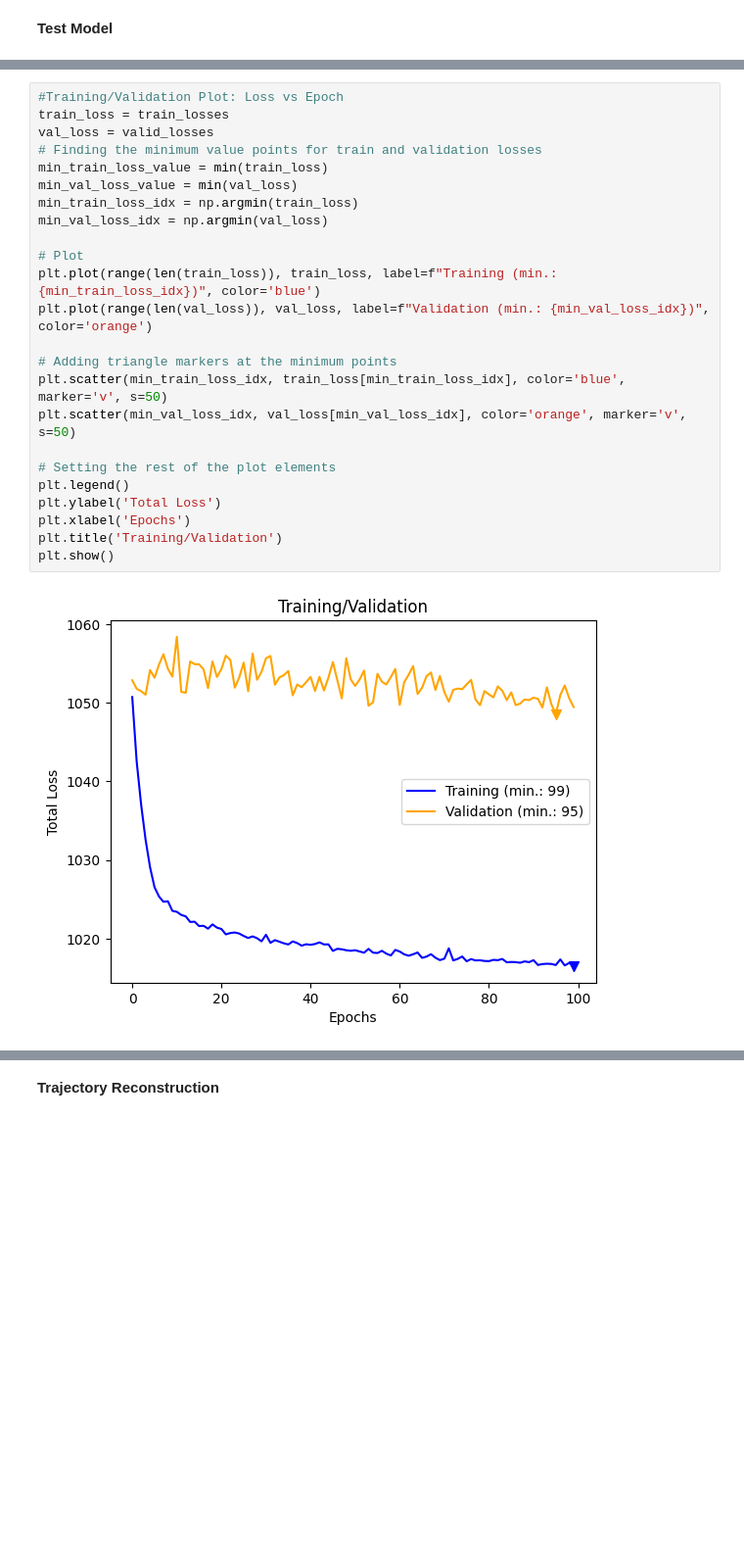
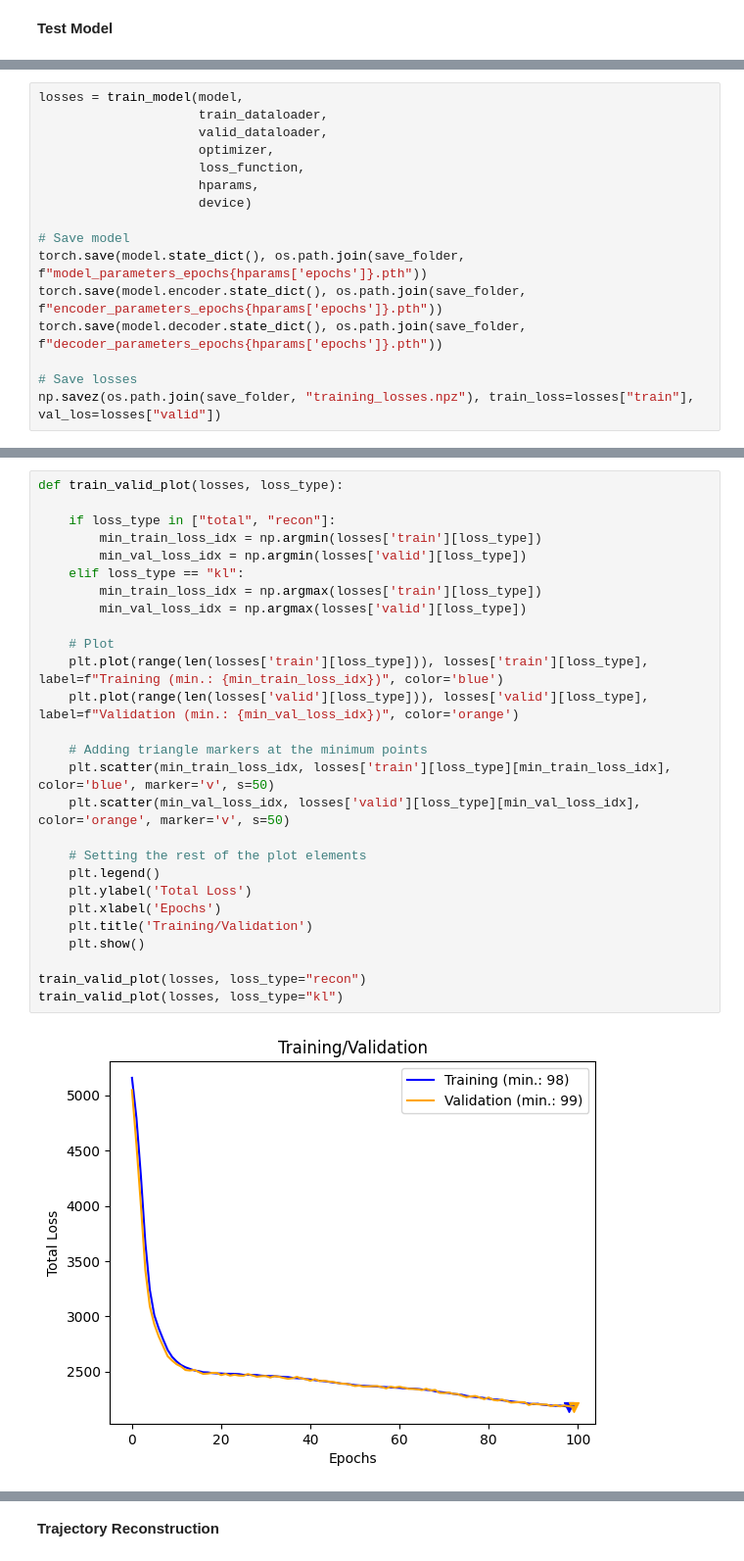
Before and after one commit to PieterZanders/VAE-MD, a Jupyter notebook: VAE.ipynb, the cells around one changed output, grey strips where cells are left out. Shown at 98% size. Cells and saved outputs as stored; diff of their text form; blank space fills up the shorter version.

```diff
--- a/VAE.ipynb
+++ b/VAE.ipynb
@@ -319,0 +491,16 @@ Test Loss: 1022.081
+# %%
+losses = train_model(model,
+                     train_dataloader,
+                     valid_dataloader,
+                     optimizer,
+                     loss_function,
+                     hparams,
+                     device)
+
+# Save model
+torch.save(model.state_dict(), os.path.join(save_folder, f"model_parameters_epochs{hparams['epochs']}.pth"))
+torch.save(model.encoder.state_dict(), os.path.join(save_folder, f"encoder_parameters_epochs{hparams['epochs']}.pth"))
+torch.save(model.decoder.state_dict(), os.path.join(save_folder, f"decoder_parameters_epochs{hparams['epochs']}.pth"))
+
+# Save losses
+np.savez(os.path.join(save_folder, "training_losses.npz"), train_loss=losses["train"], val_los=losses["valid"])
@@ -320,26 +521,29 @@ Test Loss: 1022.081
 # %%
-#Training/Validation Plot: Loss vs Epoch
-train_loss = train_losses
-val_loss = valid_losses
-# Finding the minimum value points for train and validation losses
-min_train_loss_value = min(train_loss)
-min_val_loss_value = min(val_loss)
-min_train_loss_idx = np.argmin(train_loss)
-min_val_loss_idx = np.argmin(val_loss)
+def train_valid_plot(losses, loss_type):
 
-# Plot
-plt.plot(range(len(train_loss)), train_loss, label=f"Training (min.: {min_train_loss_idx})", color='blue')
-plt.plot(range(len(val_loss)), val_loss, label=f"Validation (min.: {min_val_loss_idx})", color='orange')
+    if loss_type in ["total", "recon"]:
+        min_train_loss_idx = np.argmin(losses['train'][loss_type])
+        min_val_loss_idx = np.argmin(losses['valid'][loss_type])
+    elif loss_type == "kl":
+        min_train_loss_idx = np.argmax(losses['train'][loss_type])
+        min_val_loss_idx = np.argmax(losses['valid'][loss_type])
 
-# Adding triangle markers at the minimum points
-plt.scatter(min_train_loss_idx, train_loss[min_train_loss_idx], color='blue', marker='v', s=50)
-plt.scatter(min_val_loss_idx, val_loss[min_val_loss_idx], color='orange', marker='v', s=50)
+    # Plot
+    plt.plot(range(len(losses['train'][loss_type])), losses['train'][loss_type], label=f"Training (min.: {min_train_loss_idx})", color='blue')
+    plt.plot(range(len(losses['valid'][loss_type])), losses['valid'][loss_type], label=f"Validation (min.: {min_val_loss_idx})", color='orange')
 
-# Setting the rest of the plot elements
-plt.legend()
-plt.ylabel('Total Loss')
-plt.xlabel('Epochs')
-plt.title('Training/Validation')
-plt.show()
+    # Adding triangle markers at the minimum points
+    plt.scatter(min_train_loss_idx, losses['train'][loss_type][min_train_loss_idx], color='blue', marker='v', s=50)
+    plt.scatter(min_val_loss_idx, losses['valid'][loss_type][min_val_loss_idx], color='orange', marker='v', s=50)
+
+    # Setting the rest of the plot elements
+    plt.legend()
+    plt.ylabel('Total Loss')
+    plt.xlabel('Epochs')
+    plt.title('Training/Validation')
+    plt.show()
+
+train_valid_plot(losses, loss_type="recon")
+train_valid_plot(losses, loss_type="kl")
 # %% [output]
-[figure, old version]
+[figure, new version]
```
Also changed, not shown: parts of 48 cells of this notebook.
